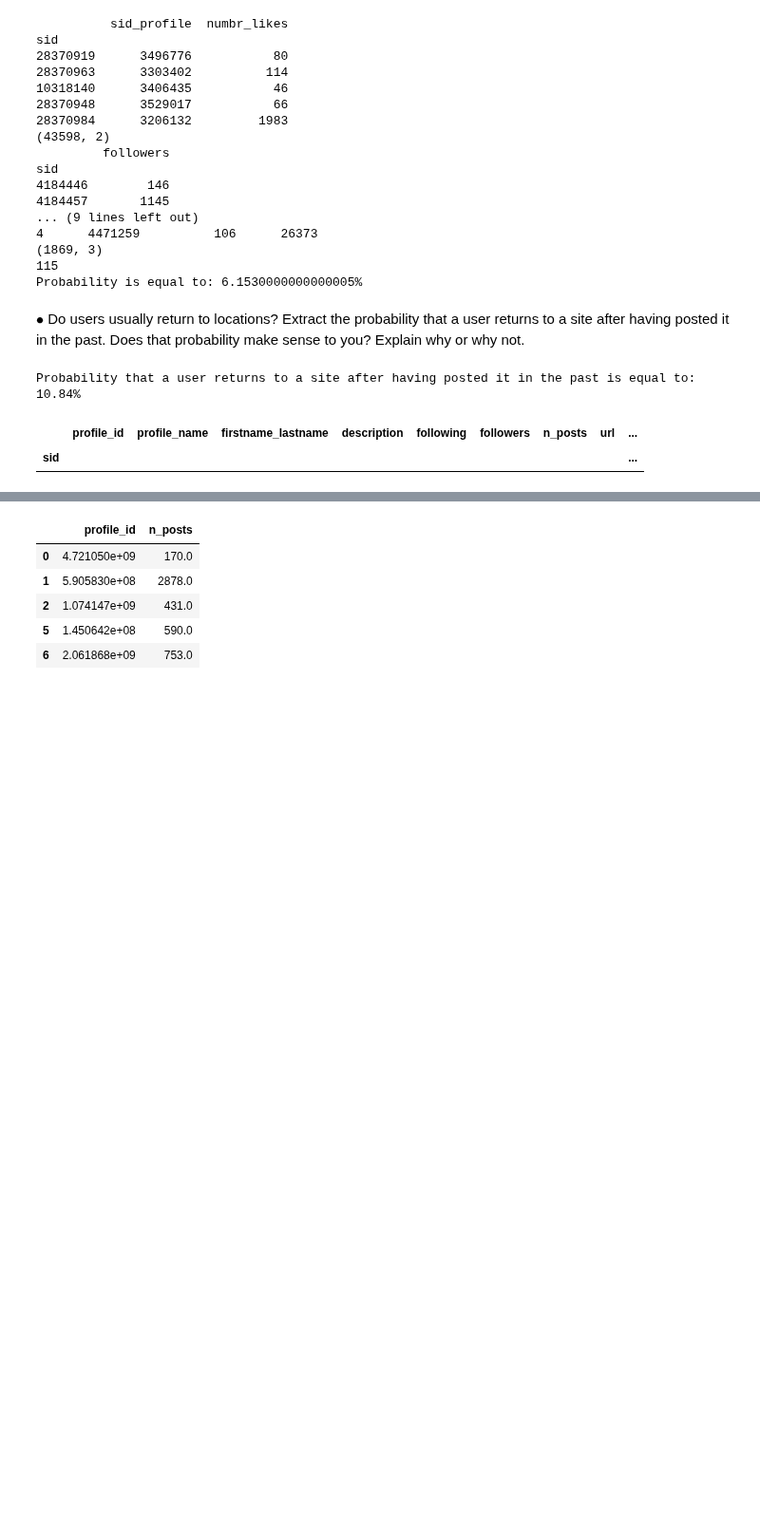
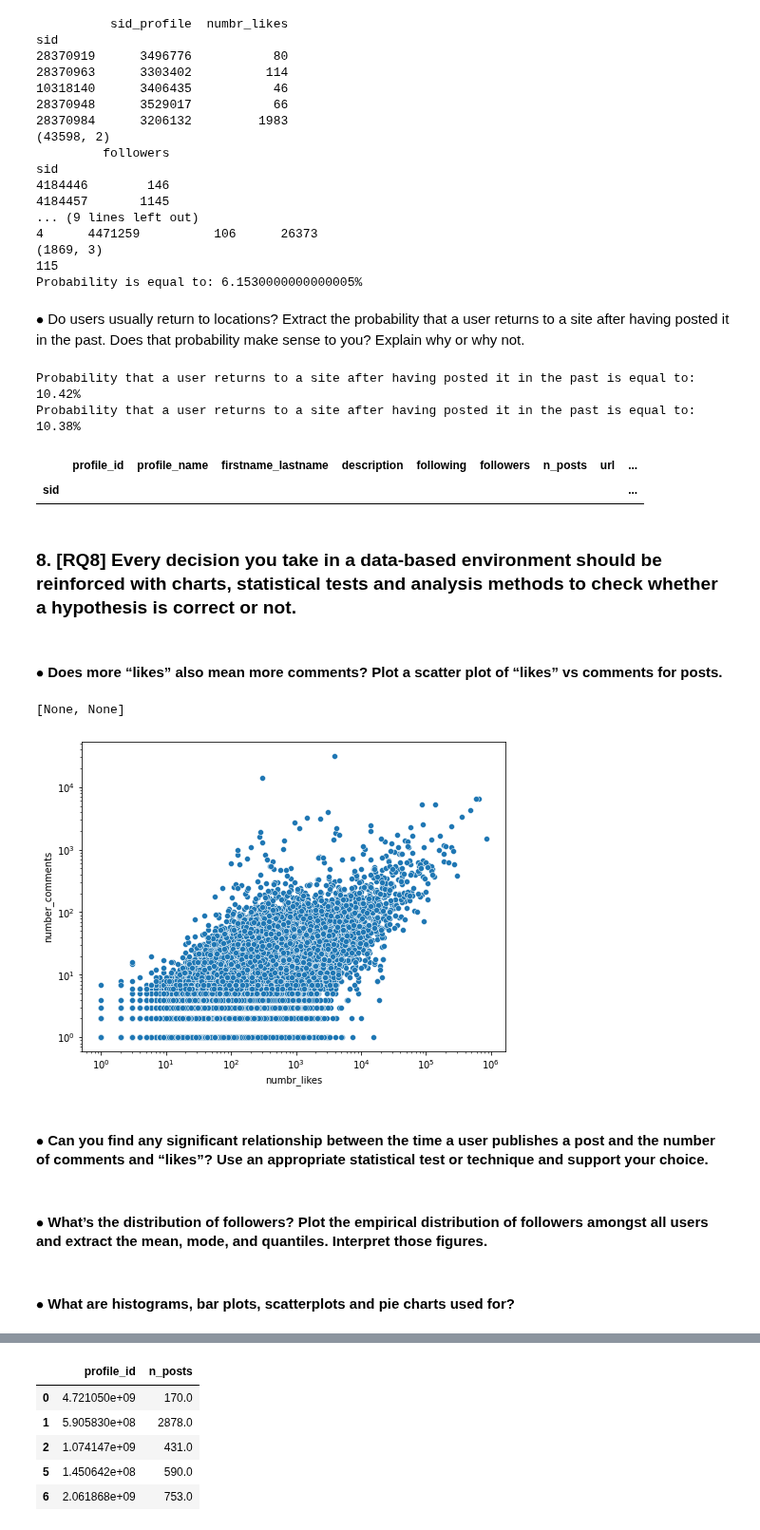
Before and after one commit to Prot10/ADM_HW_2, a Jupyter notebook: adm-andrea.ipynb, the cells around one changed output, grey strips where cells are left out. Shown at 95% size. Drawn from its saved outputs; the diff is of its cells as text; code cells hidden in the pictures; blank space fills up the shorter version.

```diff
--- a/adm-andrea.ipynb
+++ b/adm-andrea.ipynb
@@ -10,7 +10,7 @@ import random
 import re
 import os
 
-SAMPLE_SIZE = 500000
+SAMPLE_SIZE = 100000
 
 %matplotlib inline
 import matplotlib.pyplot as plt
@@ -538,9 +560,11 @@ Probability is equal to: 6.1530000000000005%
 $\bullet$ Do users usually return to locations? Extract the probability that a user returns to a site after having posted it in the past. Does that probability make sense to you? Explain why or why not.
 # %%
 # Da provare con value_counts(?) perche cosi potrebbe dare problemi con il chunking
+# forse non è possibile usare il chunking, caricare solo le colonne necessarie e effettuare analisi su tutte le righe
 
 #sub_loc = locations.df[["id", "name"]]
 #sub_loc['id'].duplicated().sum()
+
 # First we create a subset that contains only the necessary columns
 sub_7_2 = posts.df[["profile_id", "location_id"]]
 # Then we eliminate the rows that do not contain duplicates in the values of the two columns
@@ -548,13 +572,35 @@ sub_7_2_mod = sub_7_2[sub_7_2.duplicated(subset=["profile_id", "location_id"], k
 # As a last step we eliminate the duplicates and take the value of the number of rows left
 n_duplicates = sub_7_2_mod.drop_duplicates(subset=["profile_id", "location_id"]).shape[0]
 # We are now ready to calculate the probability that has to take as denominator the number of total different users...
-prob_dupl = n_duplicates / sub_7_2.nunique()[0]
-print(f"Probability that a user returns to a site after having posted it in the past is equal to: {round(prob_dupl,4)*100}%")
+prob_dupl1 = n_duplicates / sub_7_2.nunique()[0]
+# più giusta questa perchè tiene contoo delle differenti coppie al denominatore
+prob_dupl2 = n_duplicates / sub_7_2.groupby(["profile_id", "location_id"]).ngroups
+print(f"Probability that a user returns to a site after having posted it in the past is equal to: {round(prob_dupl1,4)*100}%")
+print(f"Probability that a user returns to a site after having posted it in the past is equal to: {round(prob_dupl2,4)*100}%")
 # %% [output]
-Probability that a user returns to a site after having posted it in the past is equal to: 10.84%
+Probability that a user returns to a site after having posted it in the past is equal to: 10.42%
+Probability that a user returns to a site after having posted it in the past is equal to: 10.38%
 # %%
 # check if a profile is in the dataset
 # profiles.df[profiles.df["profile_name"]=="b_iancaneve"]
 # %% [output]
 |  | profile_id | profile_name | firstname_lastname | description | following | followers | n_posts | url | ... |
 | sid |  |  |  |  |  |  |  |  | ... |
+# %% [markdown]
+### 8. __[RQ8] Every decision you take in a data-based environment should be reinforced with charts, statistical tests and analysis methods to check whether a hypothesis is correct or not.__
+# %% [markdown]
+#### $\bullet$ Does more “likes” also mean more comments? Plot a scatter plot of “likes” vs comments for posts.
+# %%
+posts8 = posts.col(['post_id', 'numbr_likes', 'number_comments'], index=False, nrows=SAMPLE_SIZE)
+# %%
+scatter_plot = sns.scatterplot(data=posts8, x="numbr_likes", y="number_comments")
+scatter_plot.set(xscale="log", yscale="log")
+# %% [output]
+[None, None]
+[figure, added]
+# %% [markdown]
+#### $\bullet$ Can you find any significant relationship between the time a user publishes a post and the number of comments and “likes”? Use an appropriate statistical test or technique and support your choice.
+# %% [markdown]
+#### $\bullet$ What’s the distribution of followers? Plot the empirical distribution of followers amongst all users and extract the mean, mode, and quantiles. Interpret those figures.
+# %% [markdown]
+#### $\bullet$ What are histograms, bar plots, scatterplots and pie charts used for?
```
Also changed, not shown: parts of 18 cells of this notebook.
